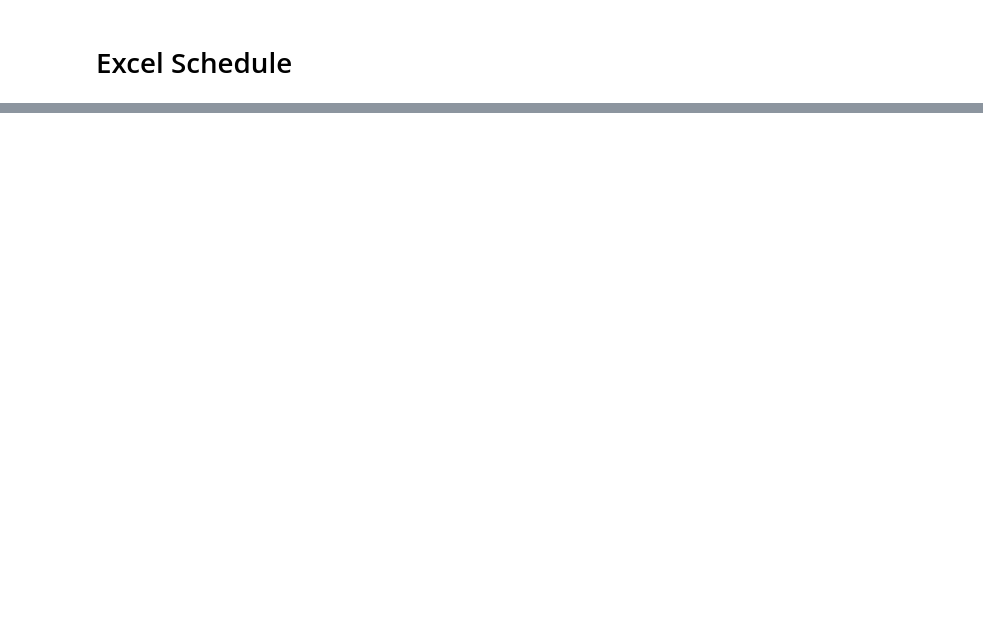
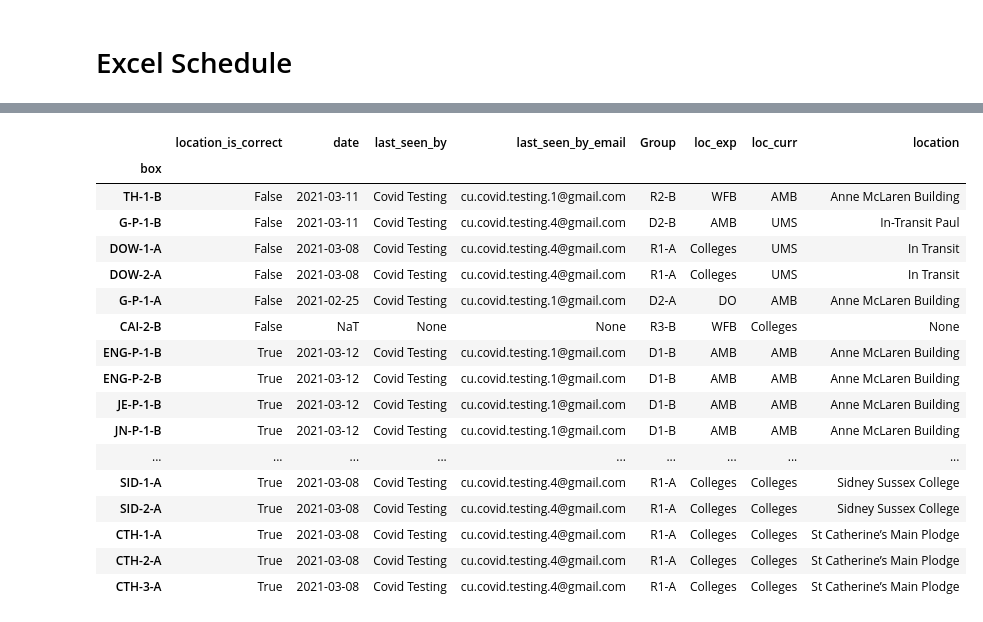
Before and after one commit to oliverlambson/location_monitoring, a Jupyter notebook: 01_exploration.ipynb, the cells around one changed output, grey strips where cells are left out. Drawn from its saved outputs; the diff is of its cells as text; code cells hidden in the pictures; blank space fills up the shorter version.

```diff
--- a/01_exploration.ipynb
+++ b/01_exploration.ipynb
@@ -313,6 +485,7 @@ def get_expected_location(boxes: List[str], days: str) -> pd.DataFrame:
     df_out = df_sch.loc[group, [days]]
     df_out["Box"] = boxes
     df_out = df_out.set_index("Box", drop=True)
+    df_out["Group"] = group
     df_out = df_out.rename(columns={f"{days}": "loc_exp"})
     return df_out
 
@@ -326,13 +503,27 @@ day = "Sunday-B"
 
 df_exp = get_expected_location(boxes, day)
 
-df_act = df.loc[df["box"].isin(boxes), ["box", "location", "loc_curr", "last_seen_dt"]]
+df_act = df.loc[df["box"].isin(boxes), :]
 
 df_locations = pd.merge(df_act, df_exp, left_on="box", right_index=True).set_index(
     "box", drop=True
 )
+
 df_locations["location_is_correct"] = (
     df_locations["loc_curr"] == df_locations["loc_exp"]
 )
 
-df_locations[~df_locations["location_is_correct"]]
+df_locations = df_locations[
+    [
+        "location_is_correct",
+        "date",
+        "last_seen_by",
+        "last_seen_by_email",
+        "Group",
+        "loc_exp",
+        "loc_curr",
+        "location",
+    ]
+]
+
+df_locations = df_locations.sort_values(["location_is_correct", "date", "box"])
@@ -339,6 +548,26 @@ df_locations[~df_locations["location_is_correct"]]
 # %%
 pd.set_option("display.max_rows", None)
 df_locations.sort_values(
-    ["location_is_correct", "last_seen_dt", "loc_curr", "location"]
+    by=["location_is_correct", "date", "loc_curr", "location"],
+    ascending=[True, False, True, True],
 )
 # pd.reset_option("display.max_rows")
+# %% [output]
+|  | location_is_correct | date | last_seen_by | last_seen_by_email | Group | loc_exp | loc_curr | location |
+| box |  |  |  |  |  |  |  |  |
+| TH-1-B | False | 2021-03-11 | Covid Testing | cu.covid.testing.1@gmail.com | R2-B | WFB | AMB | Anne McLaren Building |
+| G-P-1-B | False | 2021-03-11 | Covid Testing | cu.covid.testing.4@gmail.com | D2-B | AMB | UMS | In-Transit Paul |
+| DOW-1-A | False | 2021-03-08 | Covid Testing | cu.covid.testing.4@gmail.com | R1-A | Colleges | UMS | In Transit |
+| DOW-2-A | False | 2021-03-08 | Covid Testing | cu.covid.testing.4@gmail.com | R1-A | Colleges | UMS | In Transit |
+| G-P-1-A | False | 2021-02-25 | Covid Testing | cu.covid.testing.1@gmail.com | D2-A | DO | AMB | Anne McLaren Building |
+| CAI-2-B | False | NaT | None | None | R3-B | WFB | Colleges | None |
+| ENG-P-1-B | True | 2021-03-12 | Covid Testing | cu.covid.testing.1@gmail.com | D1-B | AMB | AMB | Anne McLaren Building |
+| ENG-P-2-B | True | 2021-03-12 | Covid Testing | cu.covid.testing.1@gmail.com | D1-B | AMB | AMB | Anne McLaren Building |
+| JE-P-1-B | True | 2021-03-12 | Covid Testing | cu.covid.testing.1@gmail.com | D1-B | AMB | AMB | Anne McLaren Building |
+| JN-P-1-B | True | 2021-03-12 | Covid Testing | cu.covid.testing.1@gmail.com | D1-B | AMB | AMB | Anne McLaren Building |
+| ... | ... | ... | ... | ... | ... | ... | ... | ... |
+| SID-1-A | True | 2021-03-08 | Covid Testing | cu.covid.testing.4@gmail.com | R1-A | Colleges | Colleges | Sidney Sussex College |
+| SID-2-A | True | 2021-03-08 | Covid Testing | cu.covid.testing.4@gmail.com | R1-A | Colleges | Colleges | Sidney Sussex College |
+| CTH-1-A | True | 2021-03-08 | Covid Testing | cu.covid.testing.4@gmail.com | R1-A | Colleges | Colleges | St Catherine’s Main Plodge |
+| CTH-2-A | True | 2021-03-08 | Covid Testing | cu.covid.testing.4@gmail.com | R1-A | Colleges | Colleges | St Catherine’s Main Plodge |
+| CTH-3-A | True | 2021-03-08 | Covid Testing | cu.covid.testing.4@gmail.com | R1-A | Colleges | Colleges | St Catherine’s Main Plodge |
```
Also changed, not shown: parts of 14 cells of this notebook, 6 other files.
